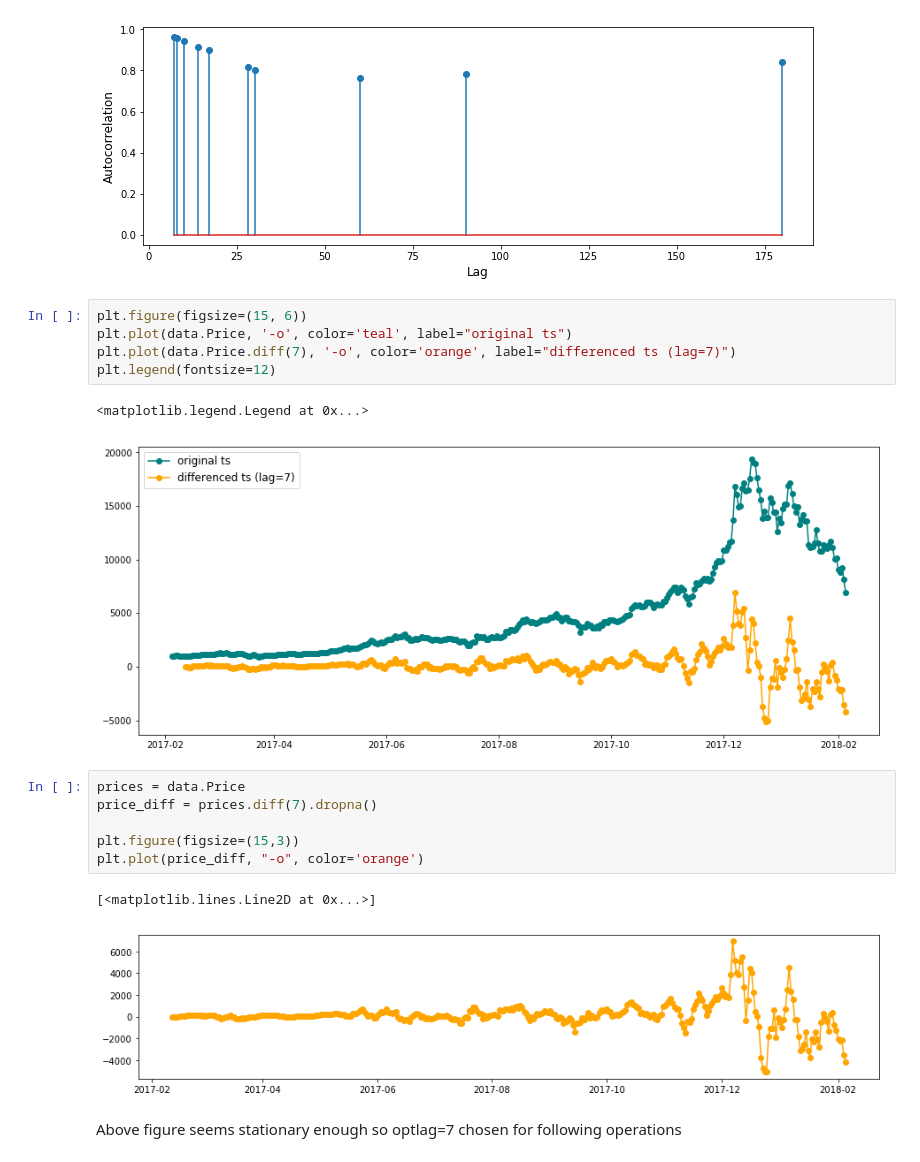
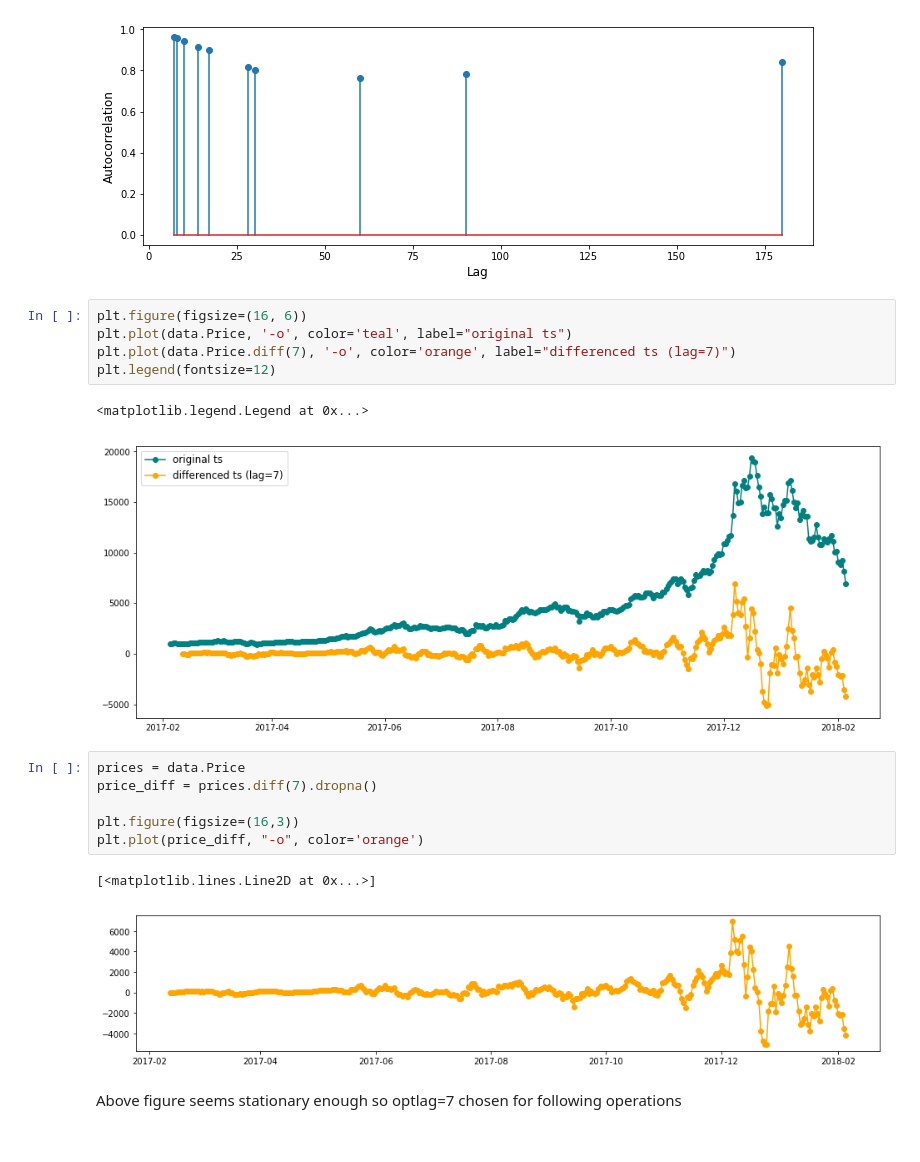
Before and after one commit to jessgess/Time_Series_Analysis_ARIMA, a Jupyter notebook: time_series.ipynb, the cells around one changed output. Cells and saved outputs as stored; diff of their text form.

```diff
--- a/time_series.ipynb
+++ b/time_series.ipynb
@@ -74,22 +74,22 @@ plt.ylabel("Autocorrelation", fontsize=12)
 <matplotlib.text.Text at 0x...>
 [figure]
 # %%
-plt.figure(figsize=(15, 6))
+plt.figure(figsize=(16, 6))
 plt.plot(data.Price, '-o', color='teal', label="original ts")
 plt.plot(data.Price.diff(7), '-o', color='orange', label="differenced ts (lag=7)")
 plt.legend(fontsize=12)
 # %% [output]
 <matplotlib.legend.Legend at 0x...>
-[figure, old version]
+[figure, new version]
 # %%
 prices = data.Price
 price_diff = prices.diff(7).dropna()
 
-plt.figure(figsize=(15,3))
+plt.figure(figsize=(16,3))
 plt.plot(price_diff, "-o", color='orange')
 # %% [output]
 [<matplotlib.lines.Line2D at 0x...>]
-[figure, old version]
+[figure, new version]
 # %% [markdown]
 Above figure seems stationary enough so optlag=7 chosen for following operations
 # %%
```
Also changed, not shown: parts of 3 cells of this notebook.
